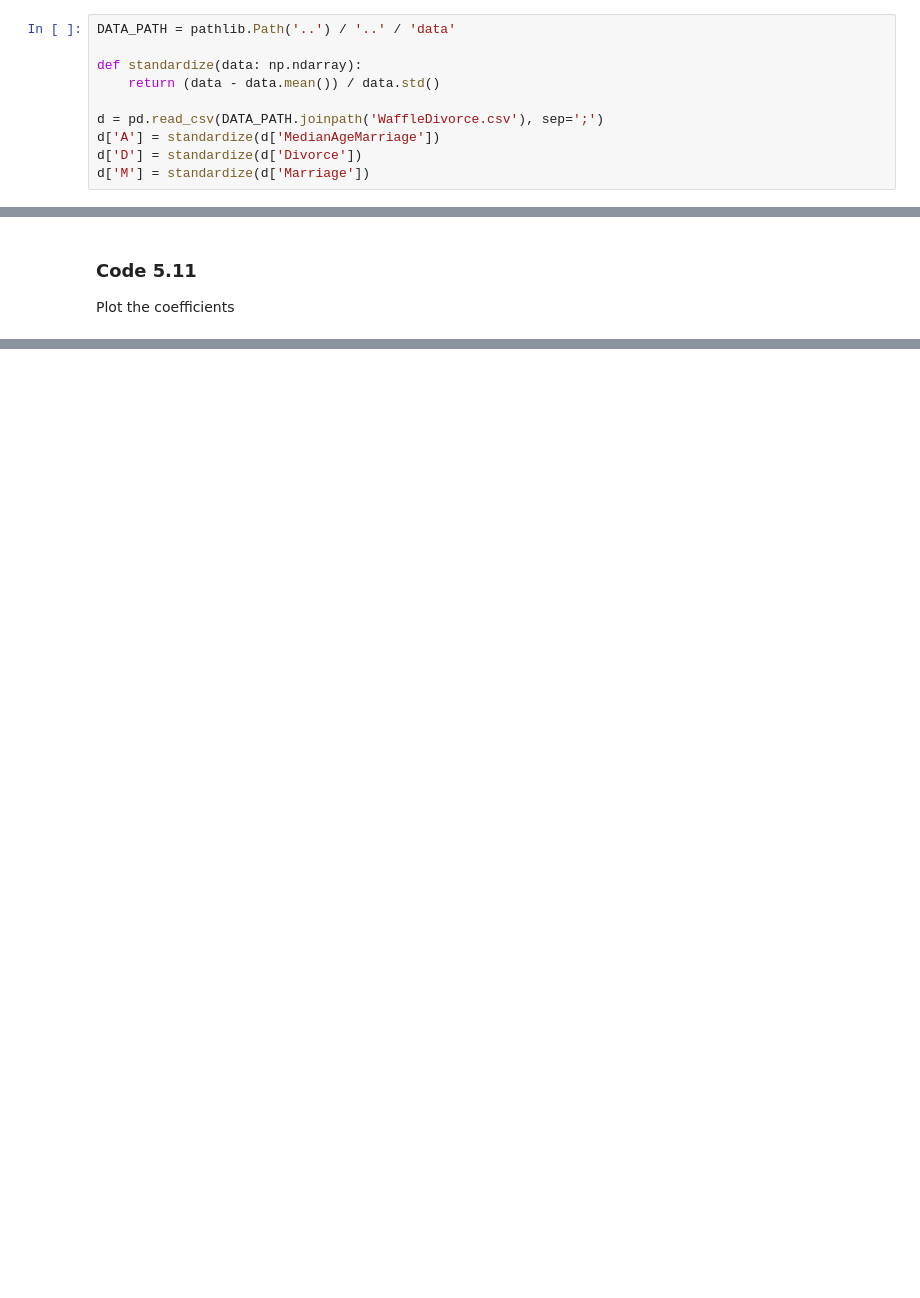
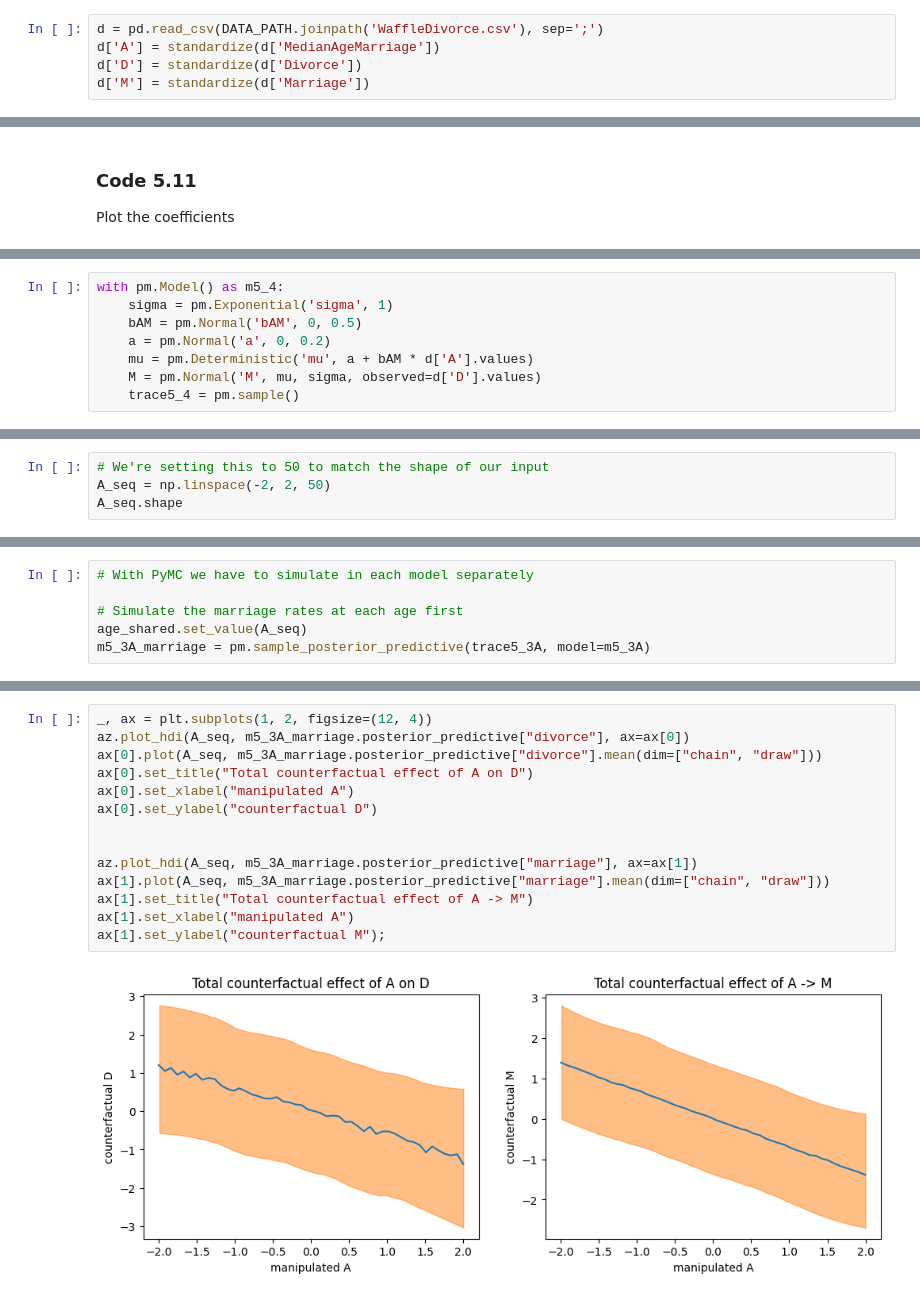
Before and after one commit to Gustavo-SF/Statistical-Rethinking-2Ed, a Jupyter notebook: chapters/5/samples.ipynb, the cells around one changed output, grey strips where cells are left out. Saved outputs shown, nothing was run; the diff lists cells and outputs as text; blank space fills up the shorter version.

Commit message:
5️⃣ Finish Chapter 5 samples

```diff
--- a/chapters/5/samples.ipynb
+++ b/chapters/5/samples.ipynb
@@ -15,11 +17,6 @@ from causalgraphicalmodels import CausalGraphicalModel
 
 **Spurious Association**
 # %%
-DATA_PATH = pathlib.Path('..') / '..' / 'data'
-
-def standardize(data: np.ndarray):
-    return (data - data.mean()) / data.std()
-
 d = pd.read_csv(DATA_PATH.joinpath('WaffleDivorce.csv'), sep=';')
 d['A'] = standardize(d['MedianAgeMarriage'])
 d['D'] = standardize(d['Divorce'])
@@ -206,0 +217,8 @@ plt.axvline(0, color='black', alpha=0.5);
+# %%
+with pm.Model() as m5_4:
+    sigma = pm.Exponential('sigma', 1)
+    bAM = pm.Normal('bAM', 0, 0.5)
+    a = pm.Normal('a', 0, 0.2)
+    mu = pm.Deterministic('mu', a + bAM * d['A'].values)
+    M = pm.Normal('M', mu, sigma, observed=d['D'].values)
+    trace5_4 = pm.sample()
@@ -206,0 +345,4 @@ plt.axvline(0, color='black', alpha=0.5);
+# %%
+# We're setting this to 50 to match the shape of our input
+A_seq = np.linspace(-2, 2, 50)
+A_seq.shape
@@ -206,0 +355,6 @@ plt.axvline(0, color='black', alpha=0.5);
+# %%
+# With PyMC we have to simulate in each model separately
+
+# Simulate the marriage rates at each age first
+age_shared.set_value(A_seq)
+m5_3A_marriage = pm.sample_posterior_predictive(trace5_3A, model=m5_3A)
@@ -206,0 +367,16 @@ plt.axvline(0, color='black', alpha=0.5);
+# %%
+_, ax = plt.subplots(1, 2, figsize=(12, 4))
+az.plot_hdi(A_seq, m5_3A_marriage.posterior_predictive["divorce"], ax=ax[0])
+ax[0].plot(A_seq, m5_3A_marriage.posterior_predictive["divorce"].mean(dim=["chain", "draw"]))
+ax[0].set_title("Total counterfactual effect of A on D")
+ax[0].set_xlabel("manipulated A")
+ax[0].set_ylabel("counterfactual D")
+
+
+az.plot_hdi(A_seq, m5_3A_marriage.posterior_predictive["marriage"], ax=ax[1])
+ax[1].plot(A_seq, m5_3A_marriage.posterior_predictive["marriage"].mean(dim=["chain", "draw"]))
+ax[1].set_title("Total counterfactual effect of A -> M")
+ax[1].set_xlabel("manipulated A")
+ax[1].set_ylabel("counterfactual M");
+# %% [output]
+[figure, added]
```
Also changed, not shown: parts of 85 cells of this notebook, 3 other files.
